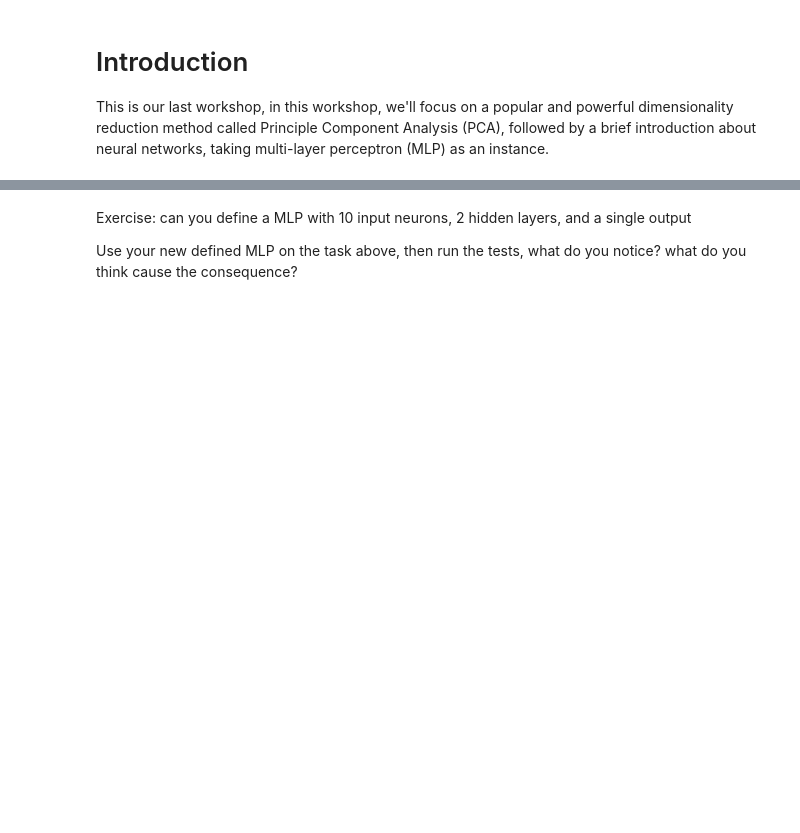
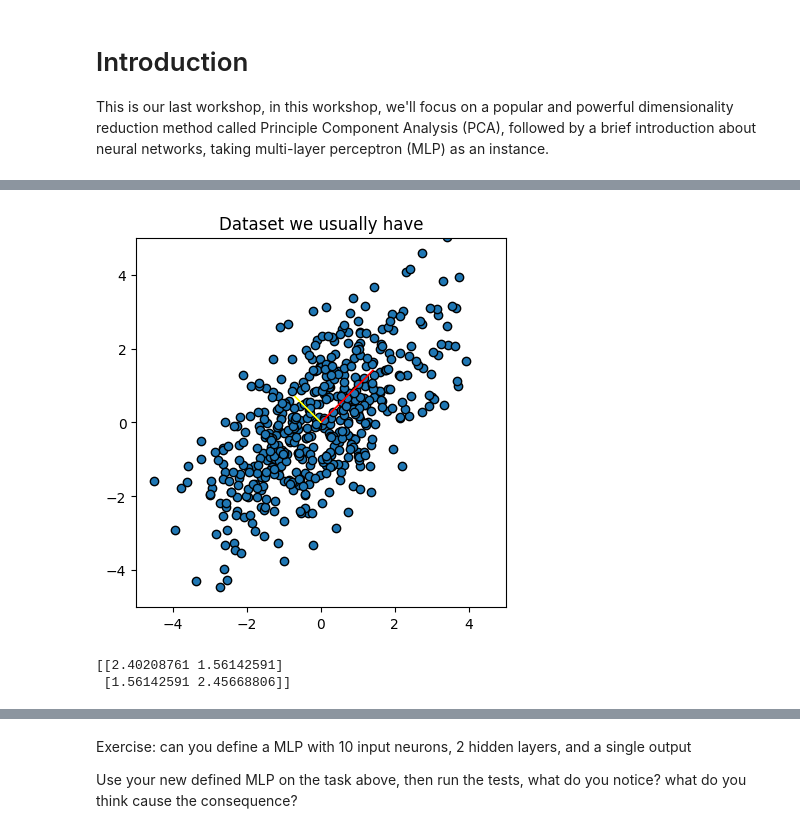
Before and after one commit to BristolDataScienceSociety/Workshop2024-25, a Jupyter notebook: Workshop8/Workshop8.ipynb, the cells around one changed output, grey strips where cells are left out. Saved outputs shown, nothing was run; the diff lists cells and outputs as text; code cells hidden in the pictures; blank space fills up the shorter version.

```diff
--- a/Workshop8/Workshop8.ipynb
+++ b/Workshop8/Workshop8.ipynb
@@ -19,0 +109,21 @@ This is our last workshop, in this workshop, we'll focus on a popular and powerf
+# %%
+D = np.column_stack([x, y]).T
+S = np.array([[2, 0], [0, 1]])
+ANGLE = math.radians(45)
+R = np.array([[math.cos(ANGLE), -math.sin(ANGLE)], [math.sin(ANGLE), math.cos(ANGLE)]])
+D2 = R @ S @ D
+
+plt.xlim(-5, 5)
+plt.ylim(-5, 5)
+plt.gca().set_aspect(1)
+plt.scatter(D2[0], D2[1], edgecolors="black")
+plt.arrow(0, 0, math.cos(ANGLE) * 2, math.sin(ANGLE) * 2, color="red")
+plt.arrow(0, 0, -math.sin(ANGLE), math.cos(ANGLE), color="yellow")
+plt.title("Dataset we usually have")
+plt.show()
+
+print(np.cov(D2[0], D2[1]))
+# %% [output]
+[figure, added]
+[[2.40208761 1.56142591]
+ [1.56142591 2.45668806]]
```
Also changed, not shown: parts of 30 cells of this notebook, 1 other file.
